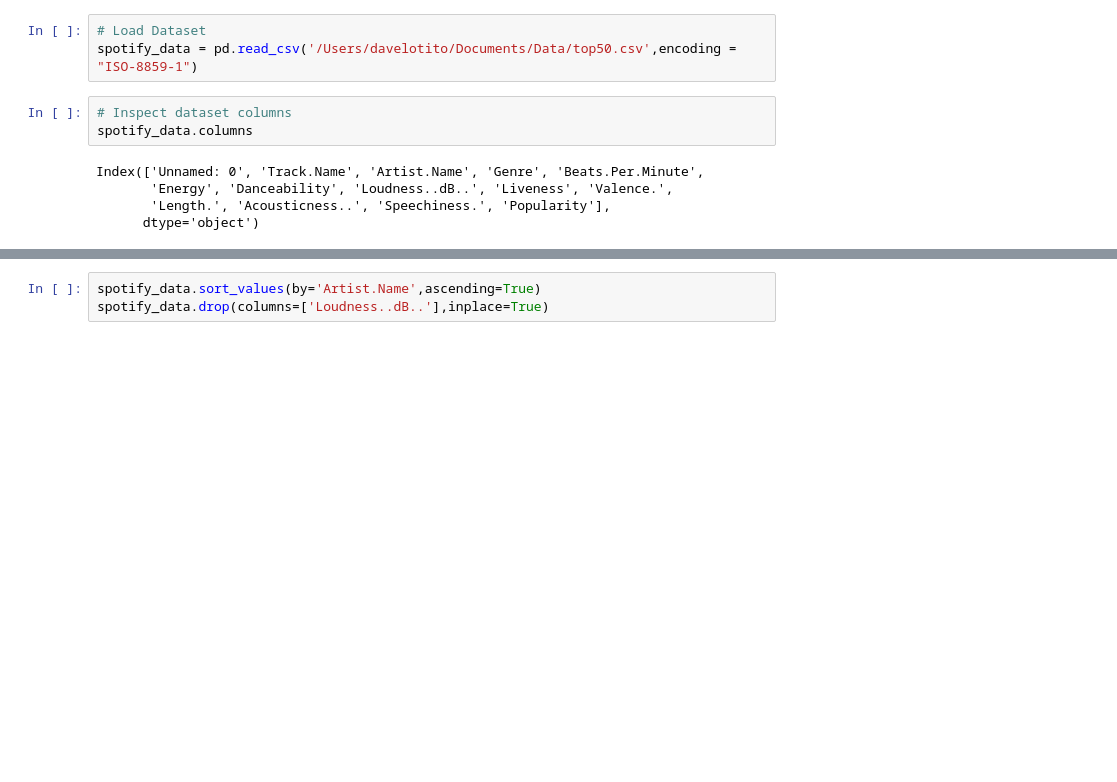
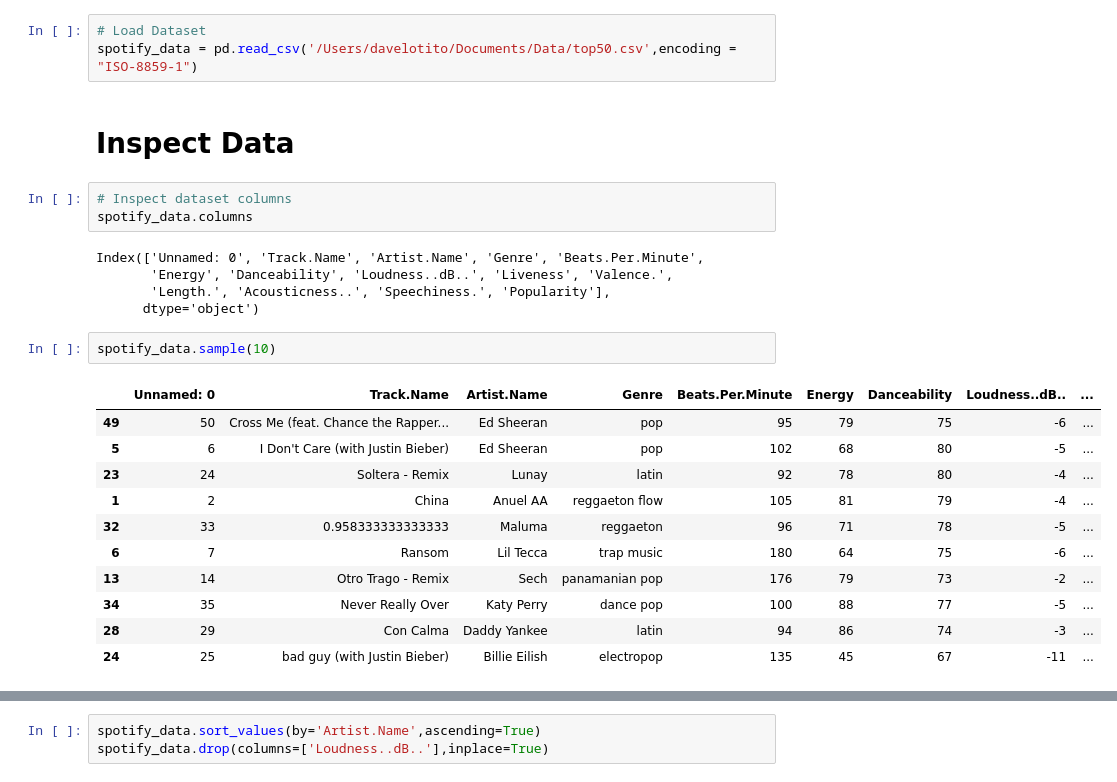
Before and after one commit to davelotito/Personal_Projects, a Jupyter notebook: Spotify Project/Spotify_Project_Popular_Songs.ipynb, the cells around one changed output, grey strips where cells are left out. Drawn from its saved outputs; the diff is of its cells as text; blank space fills up the shorter version.

```diff
--- a/Spotify Project/Spotify_Project_Popular_Songs.ipynb
+++ b/Spotify Project/Spotify_Project_Popular_Songs.ipynb
@@ -8,6 +8,8 @@ import matplotlib.pyplot as plt
 # %%
 # Load Dataset
 spotify_data = pd.read_csv('/Users/davelotito/Documents/Data/top50.csv',encoding = "ISO-8859-1")
+# %% [markdown]
+# Inspect Data
 # %%
 # Inspect dataset columns
 spotify_data.columns
@@ -16,3 +18,17 @@ Index(['Unnamed: 0', 'Track.Name', 'Artist.Name', 'Genre', 'Beats.Per.Minute',
        'Energy', 'Danceability', 'Loudness..dB..', 'Liveness', 'Valence.',
        'Length.', 'Acousticness..', 'Speechiness.', 'Popularity'],
       dtype='object')
+# %%
+spotify_data.sample(10)
+# %% [output]
+|  | Unnamed: 0 | Track.Name | Artist.Name | Genre | Beats.Per.Minute | Energy | Danceability | Loudness..dB.. | ... |
+| 49 | 50 | Cross Me (feat. Chance the Rapper... | Ed Sheeran | pop | 95 | 79 | 75 | -6 | ... |
+| 5 | 6 | I Don't Care (with Justin Bieber) | Ed Sheeran | pop | 102 | 68 | 80 | -5 | ... |
+| 23 | 24 | Soltera - Remix | Lunay | latin | 92 | 78 | 80 | -4 | ... |
+| 1 | 2 | China | Anuel AA | reggaeton flow | 105 | 81 | 79 | -4 | ... |
+| 32 | 33 | 0.958333333333333 | Maluma | reggaeton | 96 | 71 | 78 | -5 | ... |
+| 6 | 7 | Ransom | Lil Tecca | trap music | 180 | 64 | 75 | -6 | ... |
+| 13 | 14 | Otro Trago - Remix | Sech | panamanian pop | 176 | 79 | 73 | -2 | ... |
+| 34 | 35 | Never Really Over | Katy Perry | dance pop | 100 | 88 | 77 | -5 | ... |
+| 28 | 29 | Con Calma | Daddy Yankee | latin | 94 | 86 | 74 | -3 | ... |
+| 24 | 25 | bad guy (with Justin Bieber) | Billie Eilish | electropop | 135 | 45 | 67 | -11 | ... |
```
Also changed, not shown: parts of 5 cells of this notebook.
